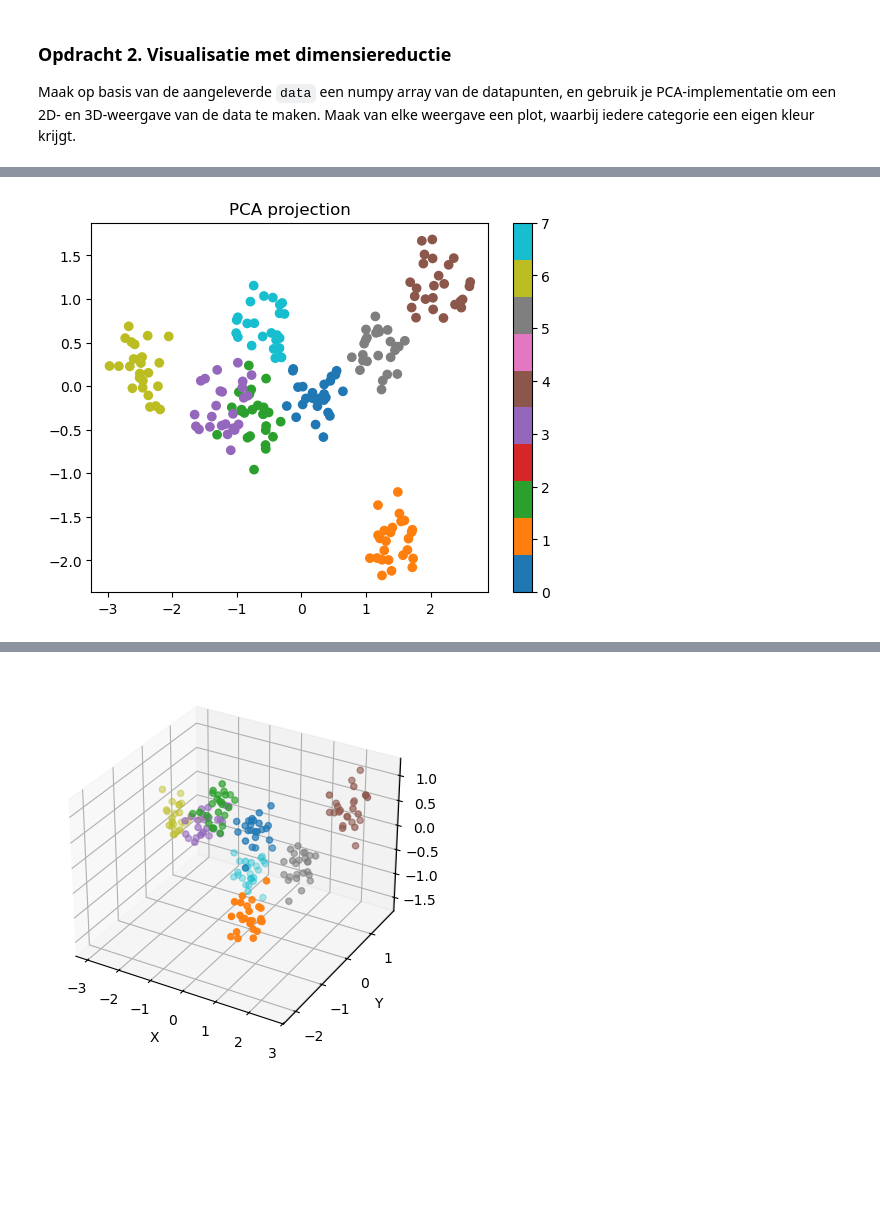
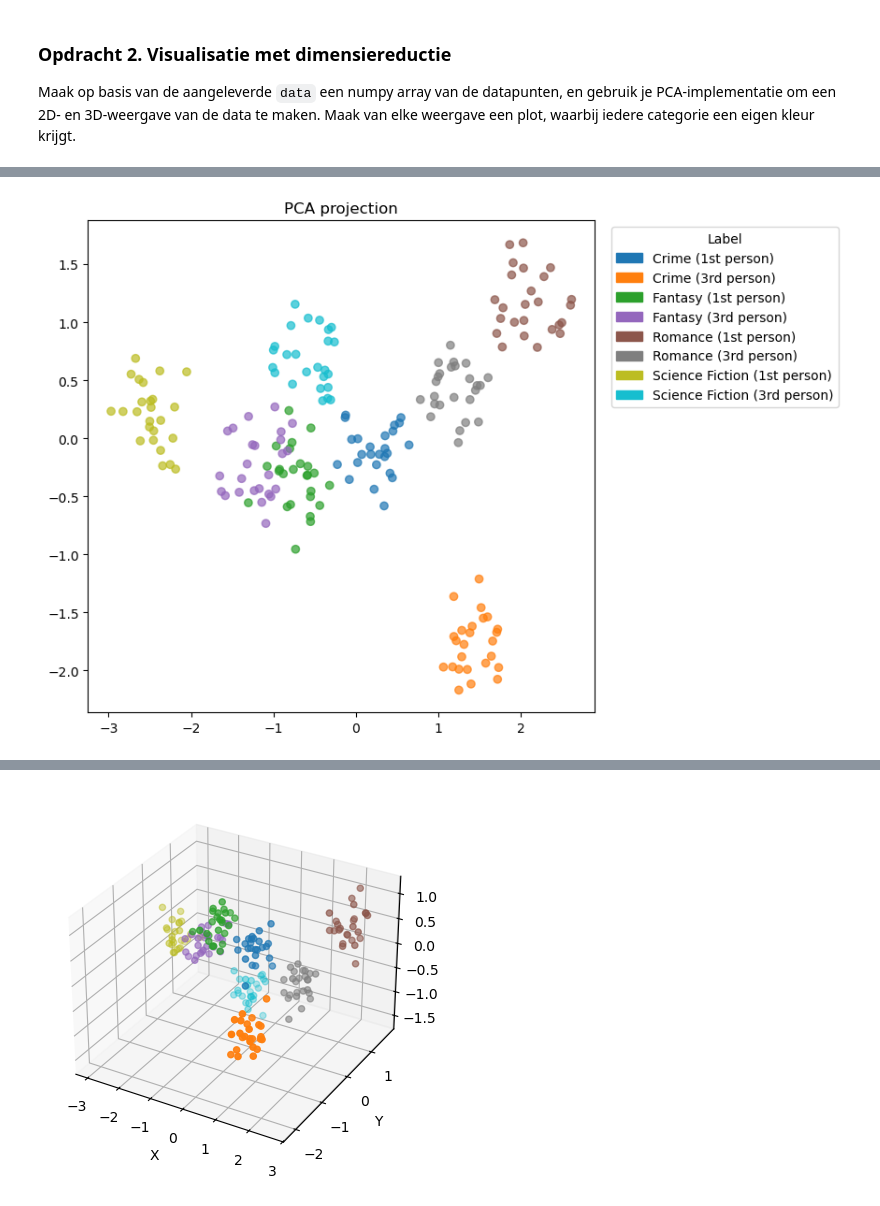
Before and after one commit to AI-S4-2026/la-ii-dimensionaliteitsreductie-Yanneeh, a Jupyter notebook: dimensionality.ipynb, the cells around one changed output, grey strips where cells are left out. Saved outputs shown, nothing was run; the diff lists cells and outputs as text; code cells hidden in the pictures; blank space fills up the shorter version.

```diff
--- a/dimensionality.ipynb
+++ b/dimensionality.ipynb
@@ -152,9 +167,22 @@ X_reduced = compute_pca(X, n_components=2)
 # %%
-plt.scatter(X_reduced[:, 0], X_reduced[:, 1], c=labels_encoded, cmap='tab10')
-plt.colorbar()
+import matplotlib as mpl
+import matplotlib.patches as mpatches
+
+cmap = mpl.cm.get_cmap('tab10')
+norm = mpl.colors.Normalize(vmin=0, vmax=len(encoder.classes_)-1)
+
+fig, ax = plt.subplots(figsize=(8,6))
+sc = ax.scatter(X_reduced[:,0], X_reduced[:,1], c=labels_encoded, cmap=cmap, norm=norm, alpha=0.7)
+
+colors = [cmap(norm(i)) for i in range(len(encoder.classes_))]
+handles = [mpatches.Patch(color=colors[i], label=lab) for i, lab in enumerate(encoder.classes_)]
+
+ax.legend(handles=handles, title='Label', bbox_to_anchor=(1.02,1), loc='upper left')
 plt.title("PCA projection")
+plt.tight_layout()
+plt.subplots_adjust(right=0.75)
 plt.show()
 # %% [output]
-[figure, old version]
+[figure, new version]
 # %%
 X_reduced = compute_pca(X, n_components=3)
```
Also changed, not shown: parts of 7 cells of this notebook, 1 other file.
